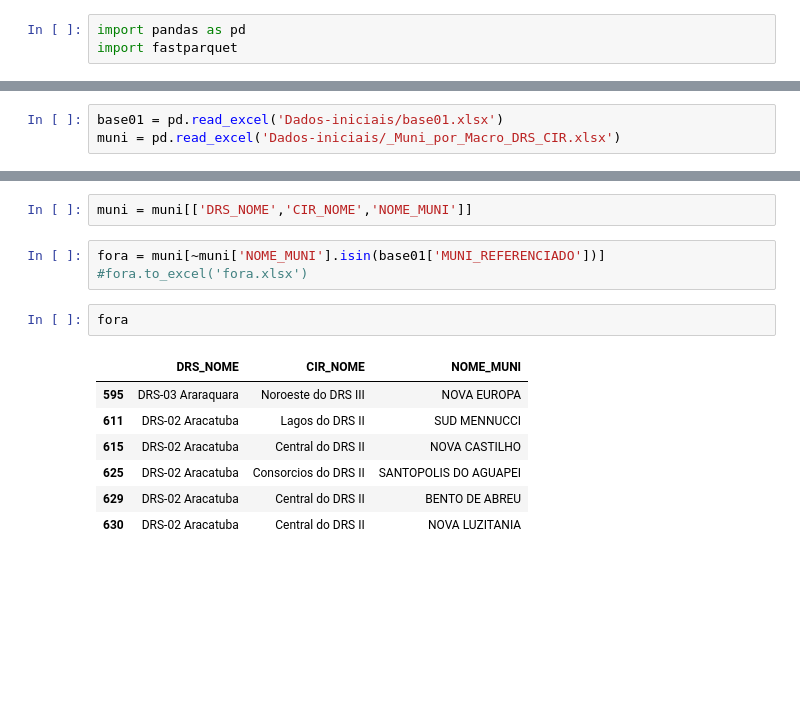
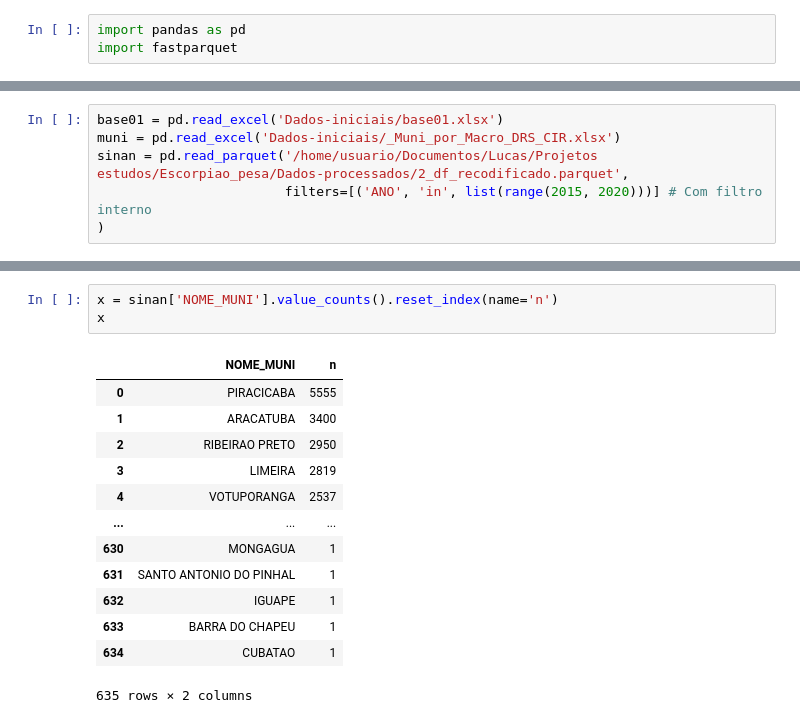
Before and after one commit to lucascgmermano/escorpiao_pesa, a Jupyter notebook: base_01.ipynb, the cells around one changed output, grey strips where cells are left out. Saved outputs shown, nothing was run; the diff lists cells and outputs as text; blank space fills up the shorter version.

Commit message:
pop_merge + base01

```diff
--- a/base_01.ipynb
+++ b/base_01.ipynb
@@ -4,3 +29,6 @@ import fastparquet
 # %%
 base01 = pd.read_excel('Dados-iniciais/base01.xlsx')
 muni = pd.read_excel('Dados-iniciais/_Muni_por_Macro_DRS_CIR.xlsx')
+sinan = pd.read_parquet('/home/usuario/Documentos/Lucas/Projetos estudos/Escorpiao_pesa/Dados-processados/2_df_recodificado.parquet',
+                        filters=[('ANO', 'in', list(range(2015, 2020)))] # Com filtro interno
+)
@@ -7,15 +63,17 @@ muni = pd.read_excel('Dados-iniciais/_Muni_por_Macro_DRS_CIR.xlsx')
 # %%
-muni = muni[['DRS_NOME','CIR_NOME','NOME_MUNI']]
+x = sinan['NOME_MUNI'].value_counts().reset_index(name='n')
+x
+# %% [output]
+|  | NOME_MUNI | n |
+| 0 | PIRACICABA | 5555 |
+| 1 | ARACATUBA | 3400 |
+| 2 | RIBEIRAO PRETO | 2950 |
+| 3 | LIMEIRA | 2819 |
+| 4 | VOTUPORANGA | 2537 |
+| ... | ... | ... |
+| 630 | MONGAGUA | 1 |
+| 631 | SANTO ANTONIO DO PINHAL | 1 |
+| 632 | IGUAPE | 1 |
+| 633 | BARRA DO CHAPEU | 1 |
+| 634 | CUBATAO | 1 |
+635 rows × 2 columns
-# %%
-fora = muni[~muni['NOME_MUNI'].isin(base01['MUNI_REFERENCIADO'])]
-#fora.to_excel('fora.xlsx')
-# %%
-fora
-# %% [output]
-|  | DRS_NOME | CIR_NOME | NOME_MUNI |
-| 595 | DRS-03 Araraquara | Noroeste do DRS III | NOVA EUROPA |
-| 611 | DRS-02 Aracatuba | Lagos do DRS II | SUD MENNUCCI |
-| 615 | DRS-02 Aracatuba | Central do DRS II | NOVA CASTILHO |
-| 625 | DRS-02 Aracatuba | Consorcios do DRS II | SANTOPOLIS DO AGUAPEI |
-| 629 | DRS-02 Aracatuba | Central do DRS II | BENTO DE ABREU |
-| 630 | DRS-02 Aracatuba | Central do DRS II | NOVA LUZITANIA |
```
Also changed, not shown: parts of 4 cells of this notebook, 6 other files.
